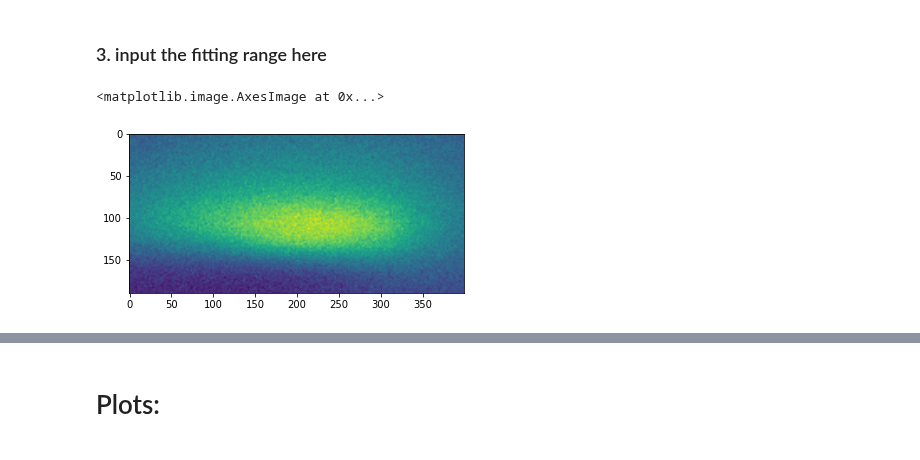
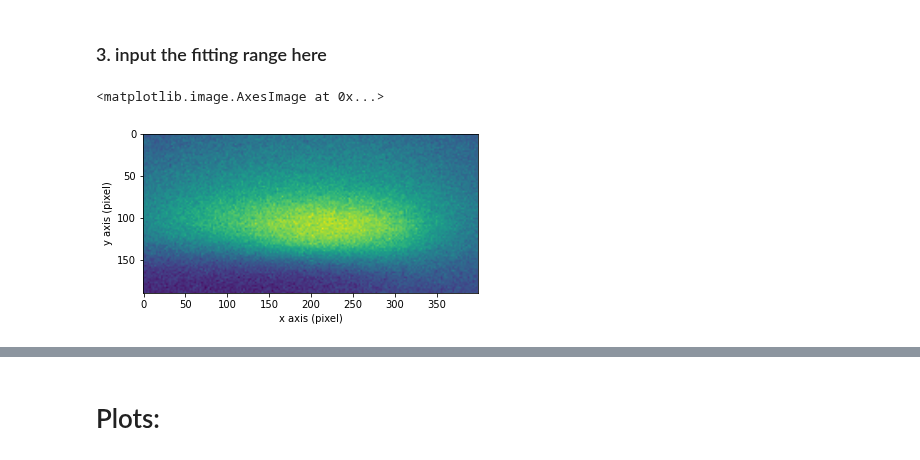
Before and after one commit to JoanneCETsai/Temperature_Calibration, a Jupyter notebook: code/0130_main_copy_change_beamwidthunit.ipynb, the cells around one changed output, grey strips where cells are left out. Drawn from its saved outputs; the diff is of its cells as text; code cells hidden in the pictures.

Commit message:
chapter 3 figures

```diff
--- a/code/0130_main_copy_change_beamwidthunit.ipynb
+++ b/code/0130_main_copy_change_beamwidthunit.ipynb
@@ -115,12 +127,15 @@ plt.show()
 # %%
 X_left_boundry = 100
 X_right_boundry = 290
 Y_left_boundry = 200
 Y_right_boundry = 600
 zoomin = get_bright(whole)
 b_zoomin = get_bright(b_whole)
 needed = zoomin - b_zoomin
+
+plt.xlabel("x axis (pixel)")
+plt.ylabel("y axis (pixel)")
 plt.imshow(needed)
 # %% [output]
 <matplotlib.image.AxesImage at 0x...>
-[figure, old version]
+[figure, new version]
```
Also changed, not shown: parts of 18 cells of this notebook, 5 other files.
